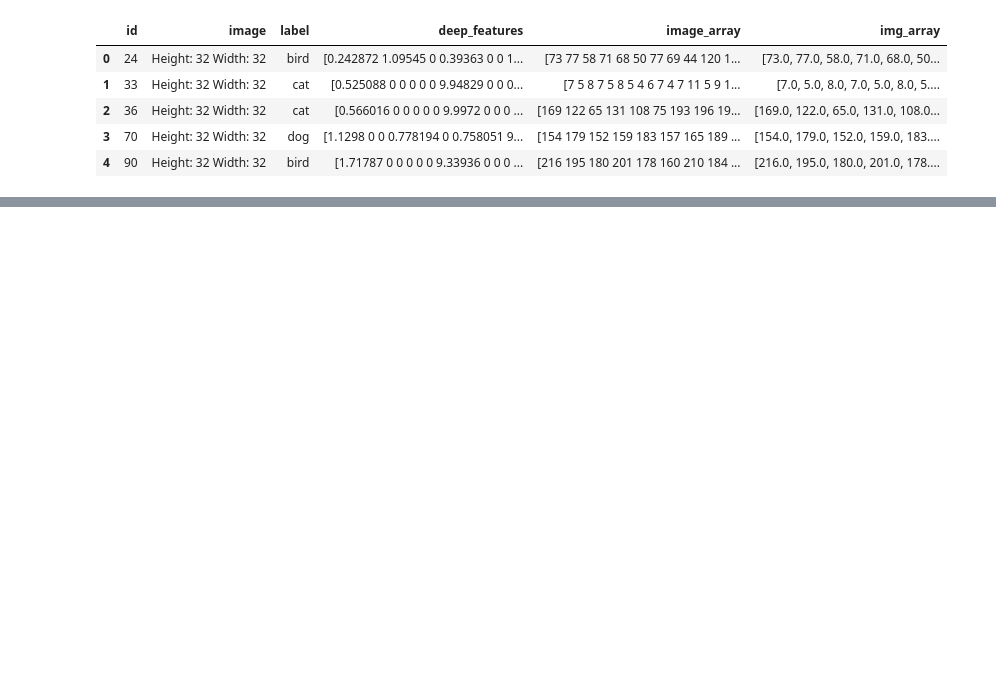
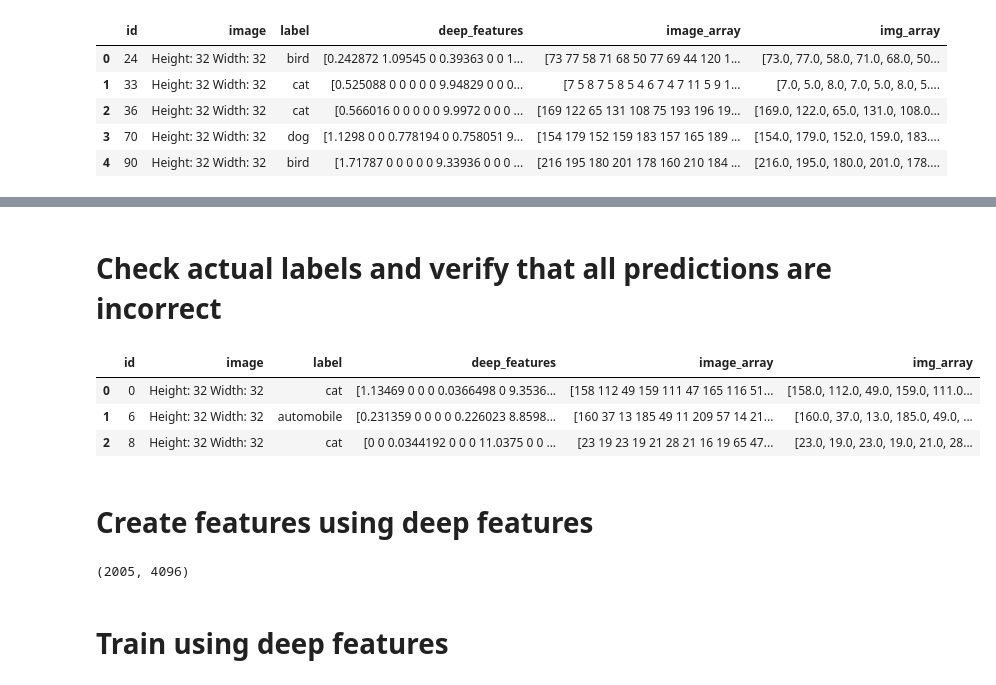
Before and after one commit to sameermahajan/MLWorkshop, a Jupyter notebook: 5. Deep Learning/Image+Recognition.ipynb, the cells around one changed output, grey strips where cells are left out. Saved outputs shown, nothing was run; the diff lists cells and outputs as text; code cells hidden in the pictures; blank space fills up the shorter version.

```diff
--- a/5. Deep Learning/Image+Recognition.ipynb
+++ b/5. Deep Learning/Image+Recognition.ipynb
@@ -59,0 +68,3 @@ images_train.img_array.apply(pd.Series)
+# %%
+images_test= pd.read_csv('image_test.csv')
+test_subset = images_test[:3]
@@ -59,0 +87,11 @@ images_train.img_array.apply(pd.Series)
+# %% [markdown]
+# Check actual labels and verify that all predictions are incorrect
+# %%
+test_subset
+# %% [output]
+|  | id | image | label | deep_features | image_array | img_array |
+| 0 | 0 | Height: 32 Width: 32 | cat | [1.13469 0 0 0 0.0366498 0 9.3536... | [158 112 49 159 111 47 165 116 51... | [158.0, 112.0, 49.0, 159.0, 111.0... |
+| 1 | 6 | Height: 32 Width: 32 | automobile | [0.231359 0 0 0 0 0.226023 8.8598... | [160 37 13 185 49 11 209 57 14 21... | [160.0, 37.0, 13.0, 185.0, 49.0, ... |
+| 2 | 8 | Height: 32 Width: 32 | cat | [0 0 0.0344192 0 0 0 11.0375 0 0 ... | [23 19 23 19 21 28 21 16 19 65 47... | [23.0, 19.0, 23.0, 19.0, 21.0, 28... |
+# %% [markdown]
+# Create features using deep features
@@ -59,0 +102,6 @@ images_train.img_array.apply(pd.Series)
+# %%
+X_train.shape
+# %% [output]
+(2005, 4096)
+# %% [markdown]
+# Train using deep features
```
Also changed, not shown: parts of 30 cells of this notebook.
